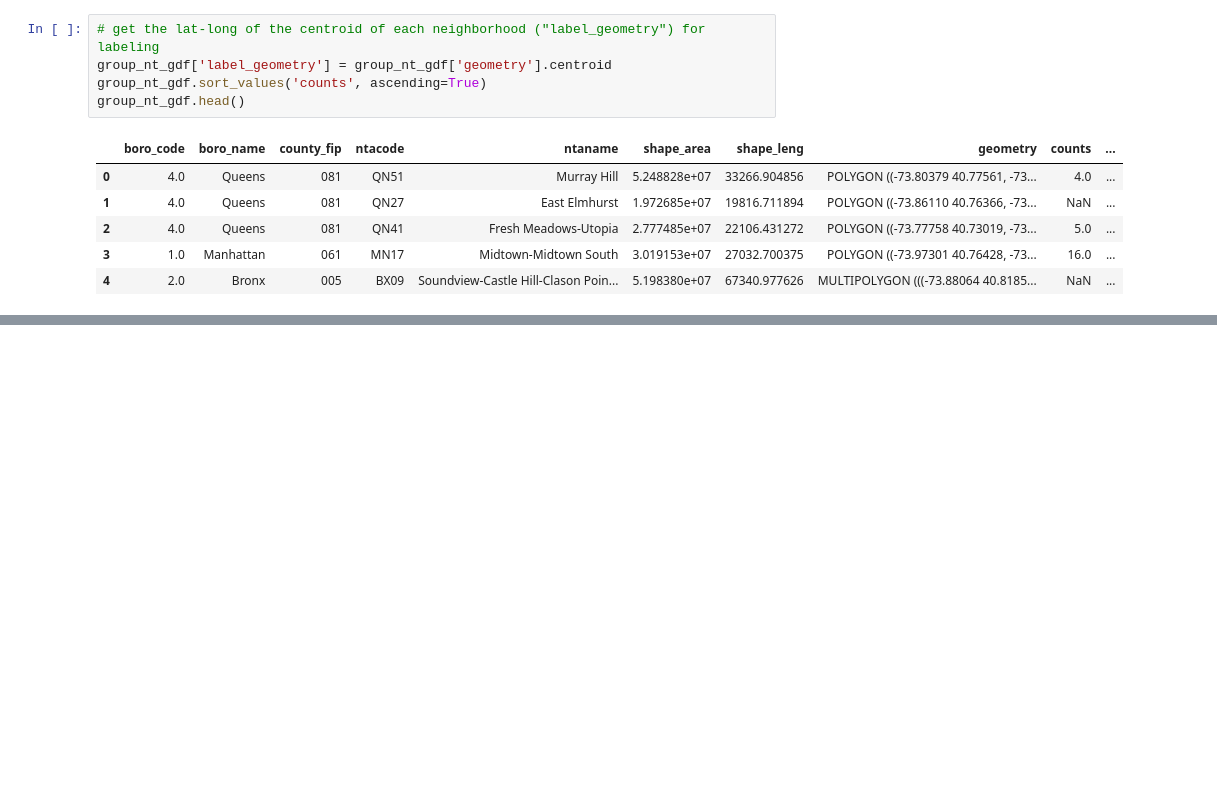
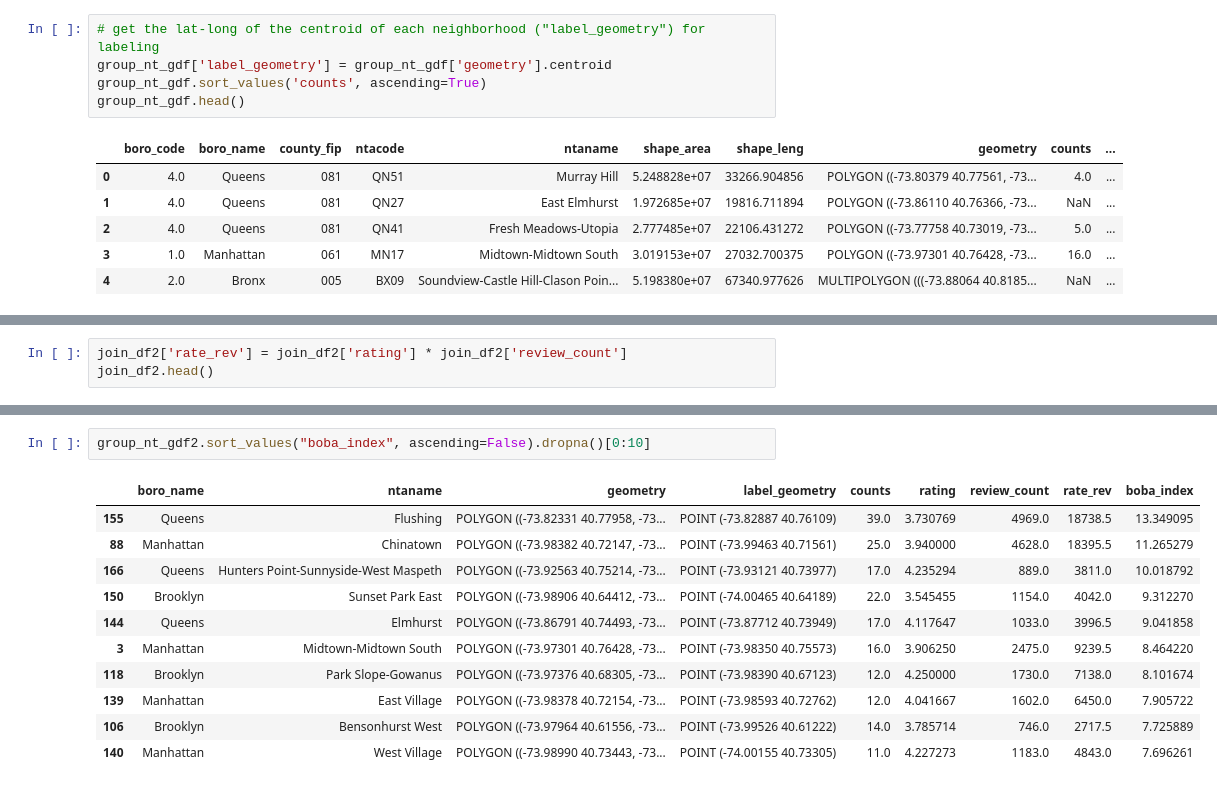
Before and after one commit to mebauer/boba-nyc, a Jupyter notebook: teabook/boba-maps-nyc.ipynb, the cells around one changed output, grey strips where cells are left out. Cells and saved outputs as stored; diff of their text form; blank space fills up the shorter version.

```diff
--- a/teabook/boba-maps-nyc.ipynb
+++ b/teabook/boba-maps-nyc.ipynb
@@ -218,0 +287,3 @@ ax[1].set_axis_off()
+# %%
+join_df2['rate_rev'] = join_df2['rating'] * join_df2['review_count']
+join_df2.head()
@@ -218,0 +368,14 @@ ax[1].set_axis_off()
+# %%
+group_nt_gdf2.sort_values("boba_index", ascending=False).dropna()[0:10]
+# %% [output]
+|  | boro_name | ntaname | geometry | label_geometry | counts | rating | review_count | rate_rev | boba_index |
+| 155 | Queens | Flushing | POLYGON ((-73.82331 40.77958, -73... | POINT (-73.82887 40.76109) | 39.0 | 3.730769 | 4969.0 | 18738.5 | 13.349095 |
+| 88 | Manhattan | Chinatown | POLYGON ((-73.98382 40.72147, -73... | POINT (-73.99463 40.71561) | 25.0 | 3.940000 | 4628.0 | 18395.5 | 11.265279 |
+| 166 | Queens | Hunters Point-Sunnyside-West Maspeth | POLYGON ((-73.92563 40.75214, -73... | POINT (-73.93121 40.73977) | 17.0 | 4.235294 | 889.0 | 3811.0 | 10.018792 |
+| 150 | Brooklyn | Sunset Park East | POLYGON ((-73.98906 40.64412, -73... | POINT (-74.00465 40.64189) | 22.0 | 3.545455 | 1154.0 | 4042.0 | 9.312270 |
+| 144 | Queens | Elmhurst | POLYGON ((-73.86791 40.74493, -73... | POINT (-73.87712 40.73949) | 17.0 | 4.117647 | 1033.0 | 3996.5 | 9.041858 |
+| 3 | Manhattan | Midtown-Midtown South | POLYGON ((-73.97301 40.76428, -73... | POINT (-73.98350 40.75573) | 16.0 | 3.906250 | 2475.0 | 9239.5 | 8.464220 |
+| 118 | Brooklyn | Park Slope-Gowanus | POLYGON ((-73.97376 40.68305, -73... | POINT (-73.98390 40.67123) | 12.0 | 4.250000 | 1730.0 | 7138.0 | 8.101674 |
+| 139 | Manhattan | East Village | POLYGON ((-73.98378 40.72154, -73... | POINT (-73.98593 40.72762) | 12.0 | 4.041667 | 1602.0 | 6450.0 | 7.905722 |
+| 106 | Brooklyn | Bensonhurst West | POLYGON ((-73.97964 40.61556, -73... | POINT (-73.99526 40.61222) | 14.0 | 3.785714 | 746.0 | 2717.5 | 7.725889 |
+| 140 | Manhattan | West Village | POLYGON ((-73.98990 40.73443, -73... | POINT (-74.00155 40.73305) | 11.0 | 4.227273 | 1183.0 | 4843.0 | 7.696261 |
```
Also changed, not shown: parts of 25 cells of this notebook.
